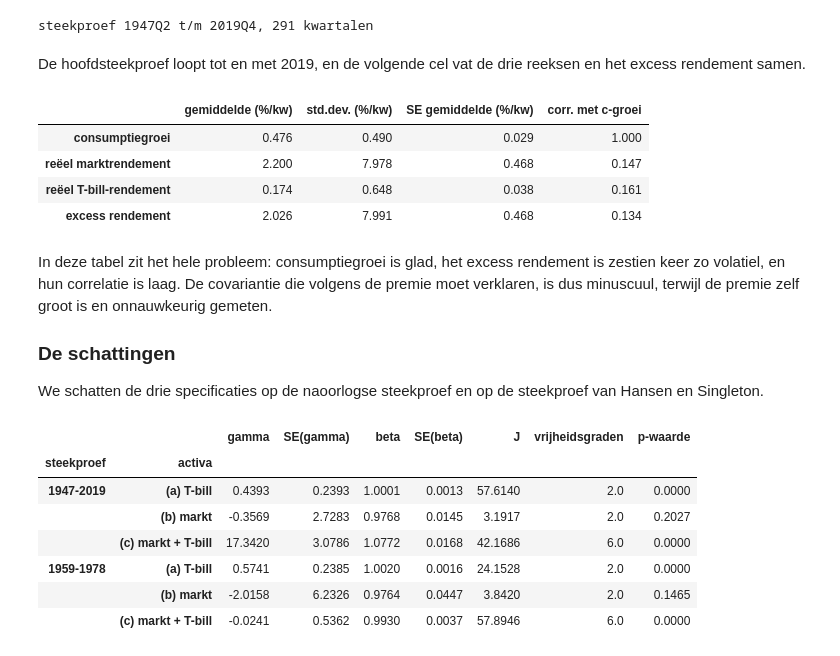
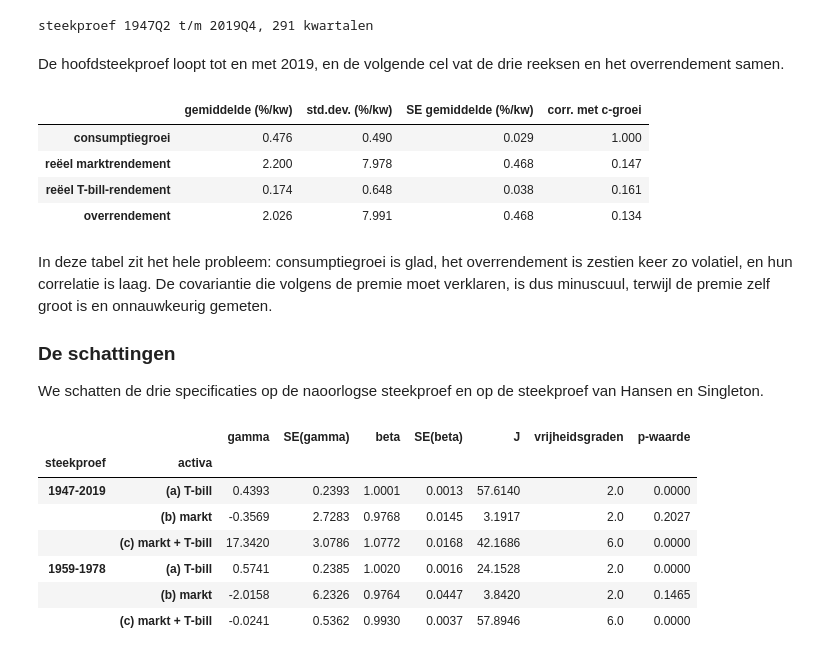
Before and after one commit to MaartenN14/history-asset-pricing, a Jupyter notebook: lectures/03_12_consumptie_capm.ipynb, the cells around one changed output. Cells and saved outputs as stored; diff of their text form; code cells hidden in the pictures.

```diff
--- a/lectures/03_12_consumptie_capm.ipynb
+++ b/lectures/03_12_consumptie_capm.ipynb
@@ -897,32 +897,32 @@ print(f"steekproef {main.index[0]} t/m {main.index[-1]}, {len(main)} kwartalen")
 steekproef 1947Q2 t/m 2019Q4, 291 kwartalen
 # %% [markdown]
 De hoofdsteekproef loopt tot en met 2019, en de volgende cel vat de drie reeksen en
-het excess rendement samen.
+het overrendement samen.
 # %%
 summary = pd.DataFrame(
     {
         "gemiddelde (%/kw)": main.sub([1, 1, 1]).mean() * 100,
         "std.dev. (%/kw)": main.std() * 100,
         "SE gemiddelde (%/kw)": main.std() / np.sqrt(len(main)) * 100,
         "corr. met c-groei": main.corr()["gc"],
     }
 )
 summary.loc["excess Rm - Rf"] = [
     (main.Rm - main.Rf).mean() * 100,
     (main.Rm - main.Rf).std() * 100,
     (main.Rm - main.Rf).std() / np.sqrt(len(main)) * 100,
     np.corrcoef(main.Rm - main.Rf, main.gc)[0, 1],
 ]
-summary.index = ["consumptiegroei", "reëel marktrendement", "reëel T-bill-rendement", "excess rendement"]
+summary.index = ["consumptiegroei", "reëel marktrendement", "reëel T-bill-rendement", "overrendement"]
 summary.round(3)
 # %% [output]
 |  | gemiddelde (%/kw) | std.dev. (%/kw) | SE gemiddelde (%/kw) | corr. met c-groei |
 | consumptiegroei | 0.476 | 0.490 | 0.029 | 1.000 |
 | reëel marktrendement | 2.200 | 7.978 | 0.468 | 0.147 |
 | reëel T-bill-rendement | 0.174 | 0.648 | 0.038 | 0.161 |
-| excess rendement | 2.026 | 7.991 | 0.468 | 0.134 |
+| overrendement | 2.026 | 7.991 | 0.468 | 0.134 |
 # %% [markdown]
-In deze tabel zit het hele probleem: consumptiegroei is glad, het excess rendement
+In deze tabel zit het hele probleem: consumptiegroei is glad, het overrendement
 is zestien keer zo volatiel, en hun correlatie is laag. De covariantie die
 volgens [](#eq-consumptie-capm-ccapm) de premie moet verklaren, is dus minuscuul,
 terwijl de premie zelf groot is en onnauwkeurig gemeten.
```
Also changed, not shown: parts of 6 cells of this notebook, 11 other files.
